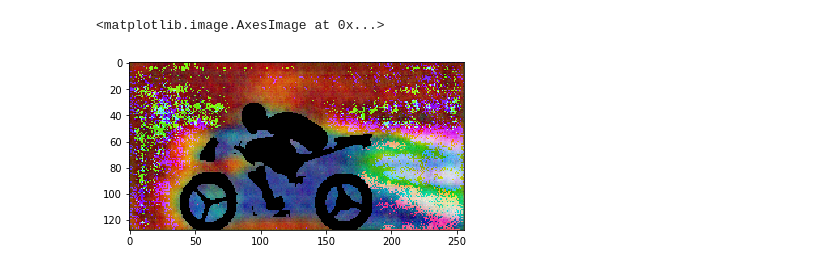
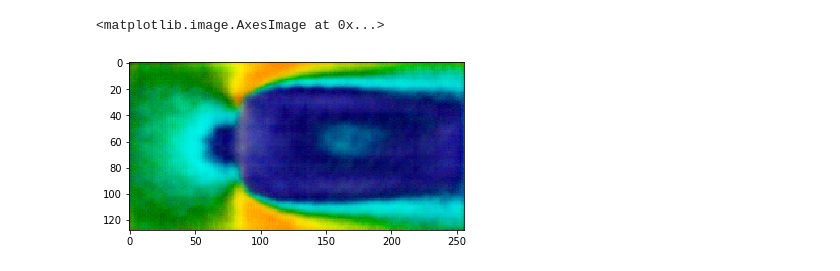
Before and after one commit to yeswanthcheekati/conv_nets, a Jupyter notebook: gen.ipynb, the cells around one changed output. Cells and saved outputs as stored; diff of their text form; code cells hidden in the pictures.

```diff
--- a/gen.ipynb
+++ b/gen.ipynb
@@ -154,4 +218,10 @@ for i in range(1500):
 # %%
-a,b = generate_batch(features,labels,u,n_channels=n_channels,batch_size=batch_size,mode=test)
+a,b = generate_batch(features,labels,u,n_channels=n_channels,batch_size=batch_size)
+# %%
+type_ = 'cylinder'
+a[0] = (input_dict['cylinder'] + u[39]).reshape([128,256,1])
+b[0] = labels[39]
+a[1] = (input_dict['cylinder'] + u[29]).reshape([128,256,1])
+b[1] = labels[29]
 # %%
 g = sess.run(logits,feed_dict={tf_x:a})
@@ -166,8 +246,13 @@ for i,j in zip(index[0],index[1]):
+# %%
+type_ = 'foil_90'
+a[0] = input_dict[type_].reshape([128,256,1])
+# %%
+g = sess.run(logits,feed_dict={tf_x:a})
 # %%
-plt.imshow(bike)
+plt.imshow(g[0])
 # %% [output]
 <matplotlib.image.AxesImage at 0x...>
-[figure, old version]
+[figure, new version]
 # %%
 from scipy.misc import toimage
 bike = toimage(bike)
```
Also changed, not shown: parts of 37 cells of this notebook.
